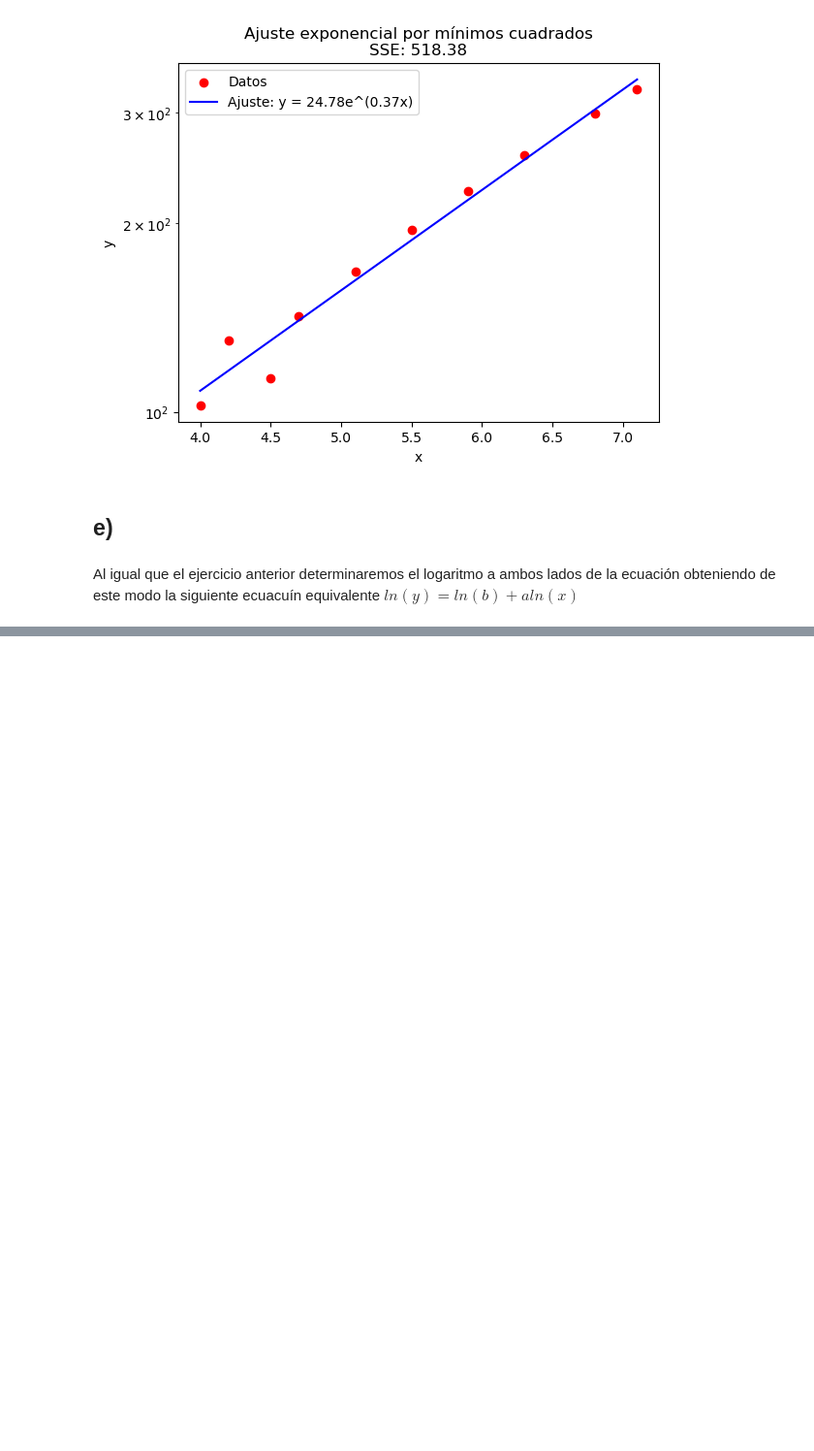
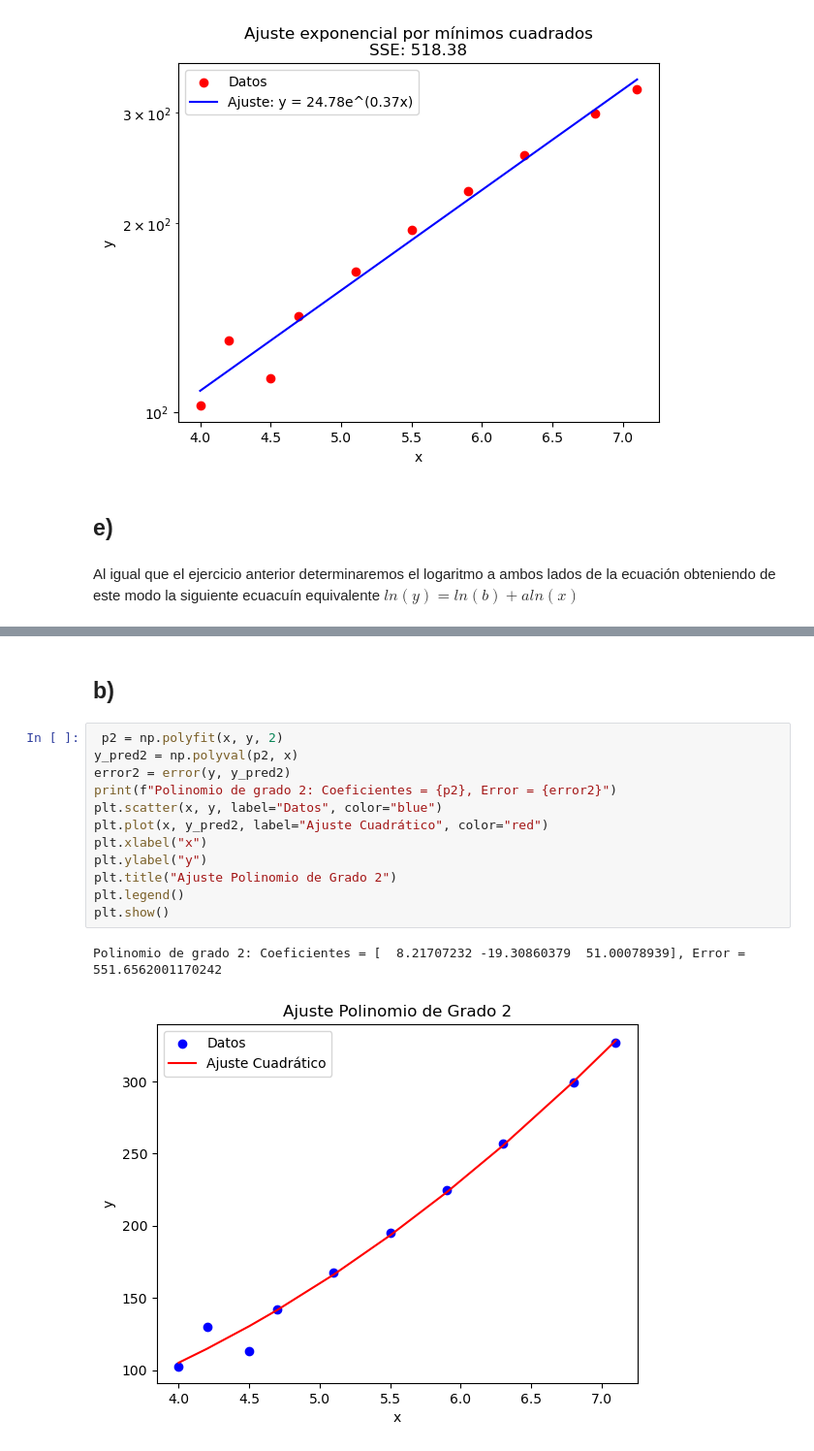
Before and after one commit to Boris-epn/Minimos-cuadrados, a Jupyter notebook: Tarea8.ipynb, the cells around one changed output, grey strips where cells are left out. Shown at 97% size. Drawn from its saved outputs; the diff is of its cells as text; blank space fills up the shorter version.

```diff
--- a/Tarea8.ipynb
+++ b/Tarea8.ipynb
@@ -110,0 +152,17 @@ ln_x=
+# %% [markdown]
+## b)
+# %%
+ p2 = np.polyfit(x, y, 2)
+y_pred2 = np.polyval(p2, x)
+error2 = error(y, y_pred2)
+print(f"Polinomio de grado 2: Coeficientes = {p2}, Error = {error2}")
+plt.scatter(x, y, label="Datos", color="blue")
+plt.plot(x, y_pred2, label="Ajuste Cuadrático", color="red")
+plt.xlabel("x")
+plt.ylabel("y")
+plt.title("Ajuste Polinomio de Grado 2")
+plt.legend()
+plt.show()
+# %% [output]
+Polinomio de grado 2: Coeficientes = [  8.21707232 -19.30860379  51.00078939], Error = 551.6562001170242
+[figure, added]
```
Also changed, not shown: parts of 11 cells of this notebook, 1 other file.
